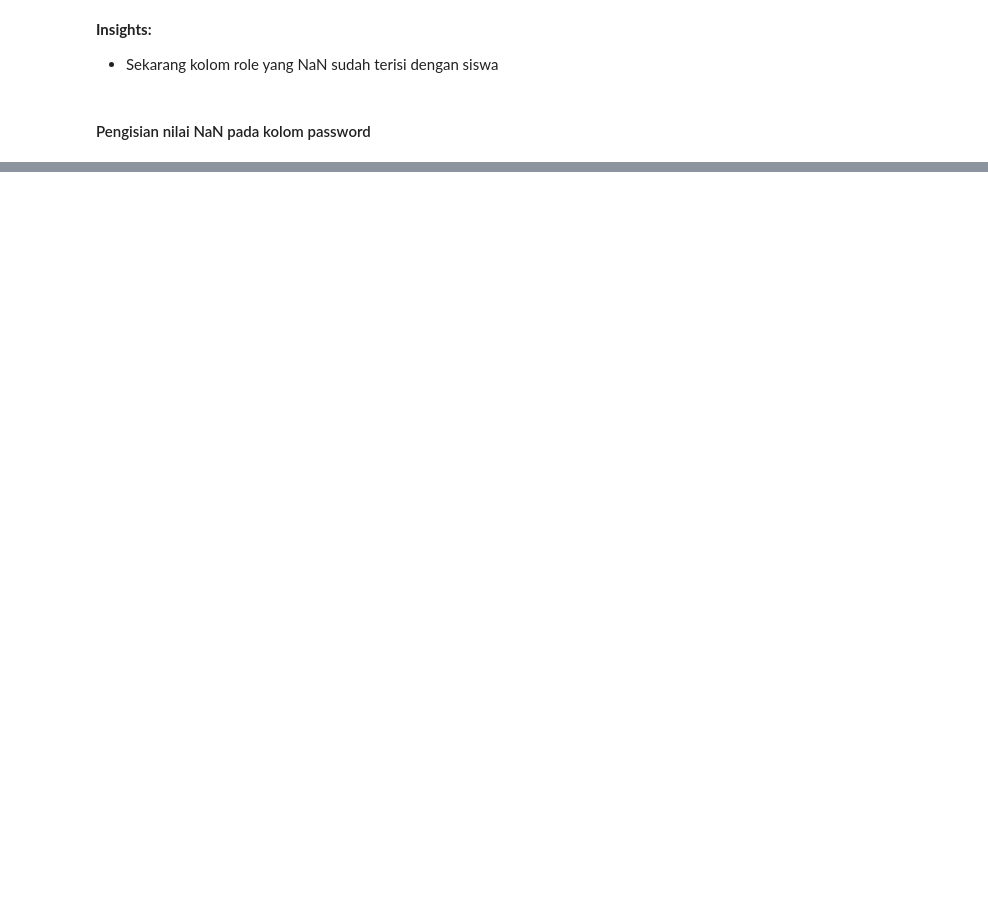
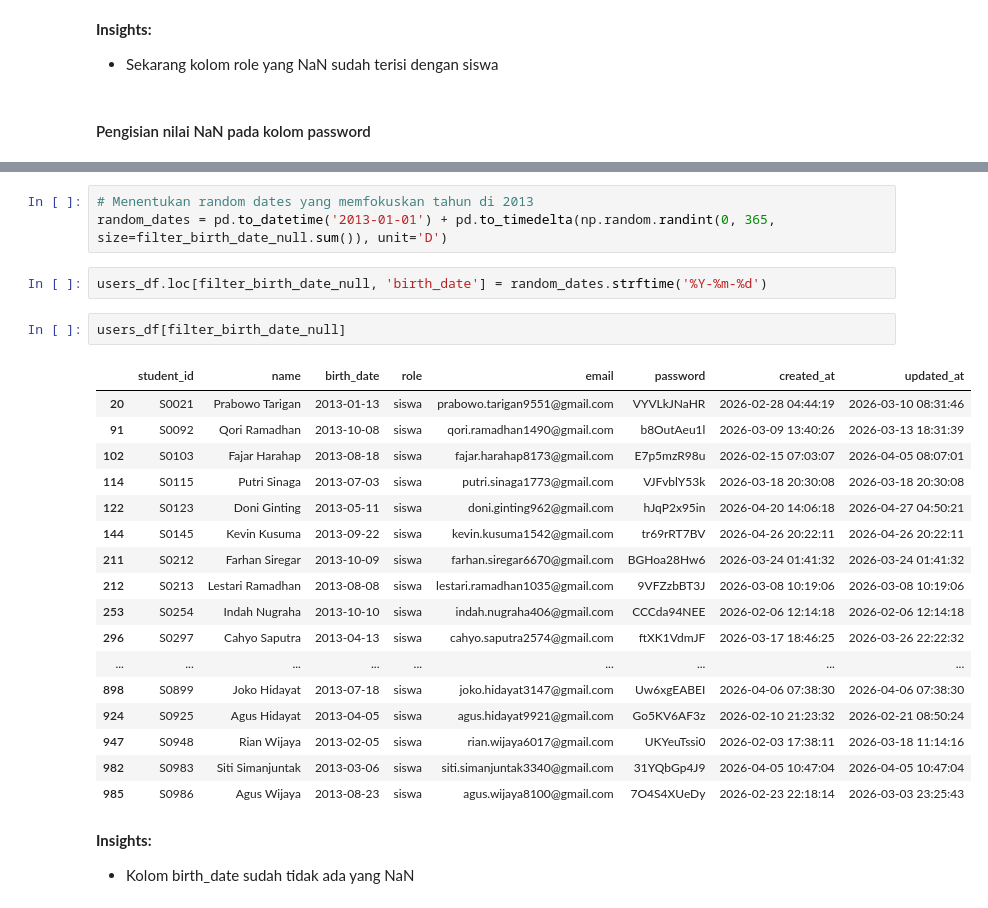
Before and after one commit to Farhan-Nawwafal/amati-app, a Jupyter notebook: data-science/notebooks/data_wrangling.ipynb, the cells around one changed output, grey strips where cells are left out. Drawn from its saved outputs; the diff is of its cells as text; blank space fills up the shorter version.

```diff
--- a/data-science/notebooks/data_wrangling.ipynb
+++ b/data-science/notebooks/data_wrangling.ipynb
@@ -856,0 +964,28 @@ users_df[filter_role_null]
+# %%
+# Menentukan random dates yang memfokuskan tahun di 2013
+random_dates = pd.to_datetime('2013-01-01') + pd.to_timedelta(np.random.randint(0, 365, size=filter_birth_date_null.sum()), unit='D')
+# %%
+users_df.loc[filter_birth_date_null, 'birth_date'] = random_dates.strftime('%Y-%m-%d')
+# %%
+users_df[filter_birth_date_null]
+# %% [output]
+|  | student_id | name | birth_date | role | email | password | created_at | updated_at |
+| 20 | S0021 | Prabowo Tarigan | 2013-01-13 | siswa | prabowo.tarigan9551@gmail.com | VYVLkJNaHR | 2026-02-28 04:44:19 | 2026-03-10 08:31:46 |
+| 91 | S0092 | Qori Ramadhan | 2013-10-08 | siswa | qori.ramadhan1490@gmail.com | b8OutAeu1l | 2026-03-09 13:40:26 | 2026-03-13 18:31:39 |
+| 102 | S0103 | Fajar Harahap | 2013-08-18 | siswa | fajar.harahap8173@gmail.com | E7p5mzR98u | 2026-02-15 07:03:07 | 2026-04-05 08:07:01 |
+| 114 | S0115 | Putri Sinaga | 2013-07-03 | siswa | putri.sinaga1773@gmail.com | VJFvblY53k | 2026-03-18 20:30:08 | 2026-03-18 20:30:08 |
+| 122 | S0123 | Doni Ginting | 2013-05-11 | siswa | doni.ginting962@gmail.com | hJqP2x95in | 2026-04-20 14:06:18 | 2026-04-27 04:50:21 |
+| 144 | S0145 | Kevin Kusuma | 2013-09-22 | siswa | kevin.kusuma1542@gmail.com | tr69rRT7BV | 2026-04-26 20:22:11 | 2026-04-26 20:22:11 |
+| 211 | S0212 | Farhan Siregar | 2013-10-09 | siswa | farhan.siregar6670@gmail.com | BGHoa28Hw6 | 2026-03-24 01:41:32 | 2026-03-24 01:41:32 |
+| 212 | S0213 | Lestari Ramadhan | 2013-08-08 | siswa | lestari.ramadhan1035@gmail.com | 9VFZzbBT3J | 2026-03-08 10:19:06 | 2026-03-08 10:19:06 |
+| 253 | S0254 | Indah Nugraha | 2013-10-10 | siswa | indah.nugraha406@gmail.com | CCCda94NEE | 2026-02-06 12:14:18 | 2026-02-06 12:14:18 |
+| 296 | S0297 | Cahyo Saputra | 2013-04-13 | siswa | cahyo.saputra2574@gmail.com | ftXK1VdmJF | 2026-03-17 18:46:25 | 2026-03-26 22:22:32 |
+| ... | ... | ... | ... | ... | ... | ... | ... | ... |
+| 898 | S0899 | Joko Hidayat | 2013-07-18 | siswa | joko.hidayat3147@gmail.com | Uw6xgEABEI | 2026-04-06 07:38:30 | 2026-04-06 07:38:30 |
+| 924 | S0925 | Agus Hidayat | 2013-04-05 | siswa | agus.hidayat9921@gmail.com | Go5KV6AF3z | 2026-02-10 21:23:32 | 2026-02-21 08:50:24 |
+| 947 | S0948 | Rian Wijaya | 2013-02-05 | siswa | rian.wijaya6017@gmail.com | UKYeuTssi0 | 2026-02-03 17:38:11 | 2026-03-18 11:14:16 |
+| 982 | S0983 | Siti Simanjuntak | 2013-03-06 | siswa | siti.simanjuntak3340@gmail.com | 31YQbGp4J9 | 2026-04-05 10:47:04 | 2026-04-05 10:47:04 |
+| 985 | S0986 | Agus Wijaya | 2013-08-23 | siswa | agus.wijaya8100@gmail.com | 7O4S4XUeDy | 2026-02-23 22:18:14 | 2026-03-03 23:25:43 |
+# %% [markdown]
+**Insights:**
+- Kolom birth_date sudah tidak ada yang NaN
```
Also changed, not shown: parts of 47 cells of this notebook.
